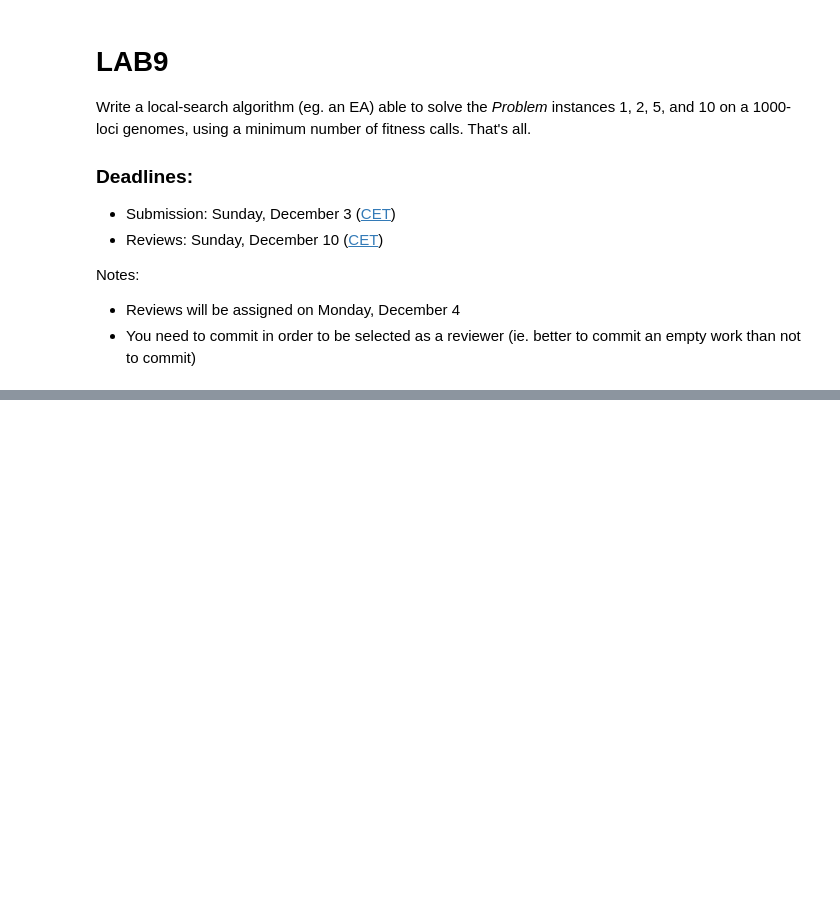
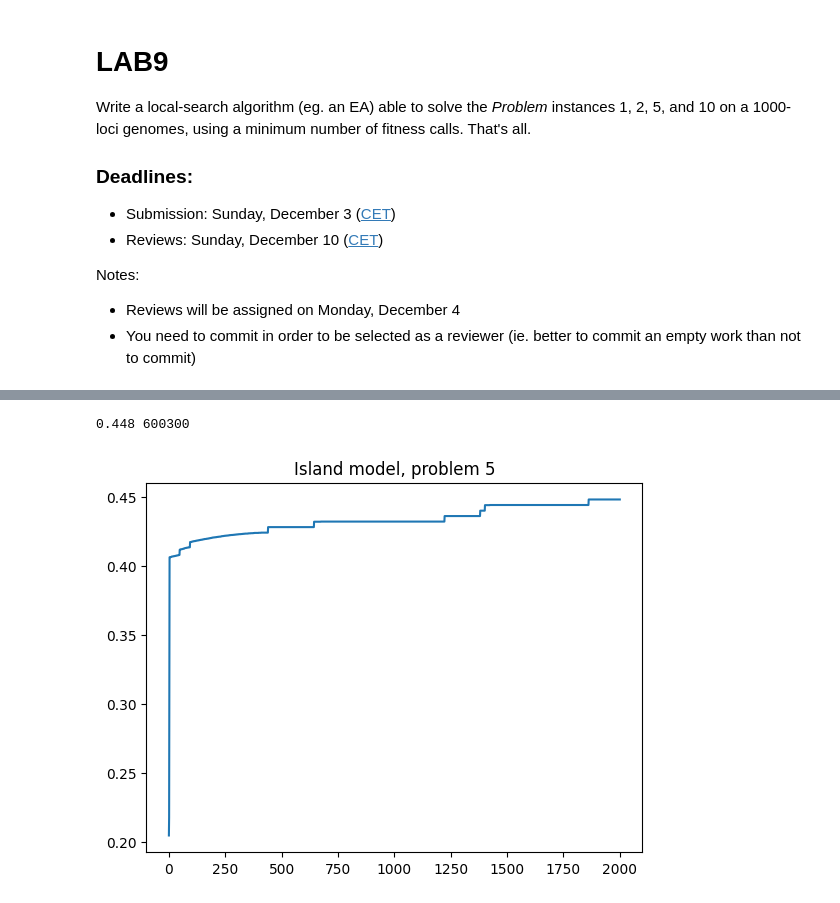
Before and after one commit to AlbertoForesti/computational_intelligence, a Jupyter notebook: Lab9/lab9.ipynb, the cells around one changed output, grey strips where cells are left out. Cells and saved outputs as stored; diff of their text form; code cells hidden in the pictures; blank space fills up the shorter version.

```diff
--- a/Lab9/lab9.ipynb
+++ b/Lab9/lab9.ipynb
@@ -325,9 +327,13 @@ print(et.best_fitness, fitness.calls)
 # %%
 fitness = lab9_lib.make_problem(5)
 et = EvolutionTask(fitness, period_true_fitness=1)
 et.island_model(n_generations=2000, n_islands=3, mu_island=30, migration_size=10, island_size=100, strategy='plus', hierarchical=True, migration_period=2, mode='es')
 et.plot_fitness()
+plt.title('Island model, problem 5')
 print(et.best_fitness, fitness.calls)
+# %% [output]
+0.448 600300
+[figure, added]
 # %%
 fitness = lab9_lib.make_problem(10)
 et = EvolutionTask(fitness, period_true_fitness=1)
```
Also changed, not shown: parts of 4 cells of this notebook, 7 other files.
